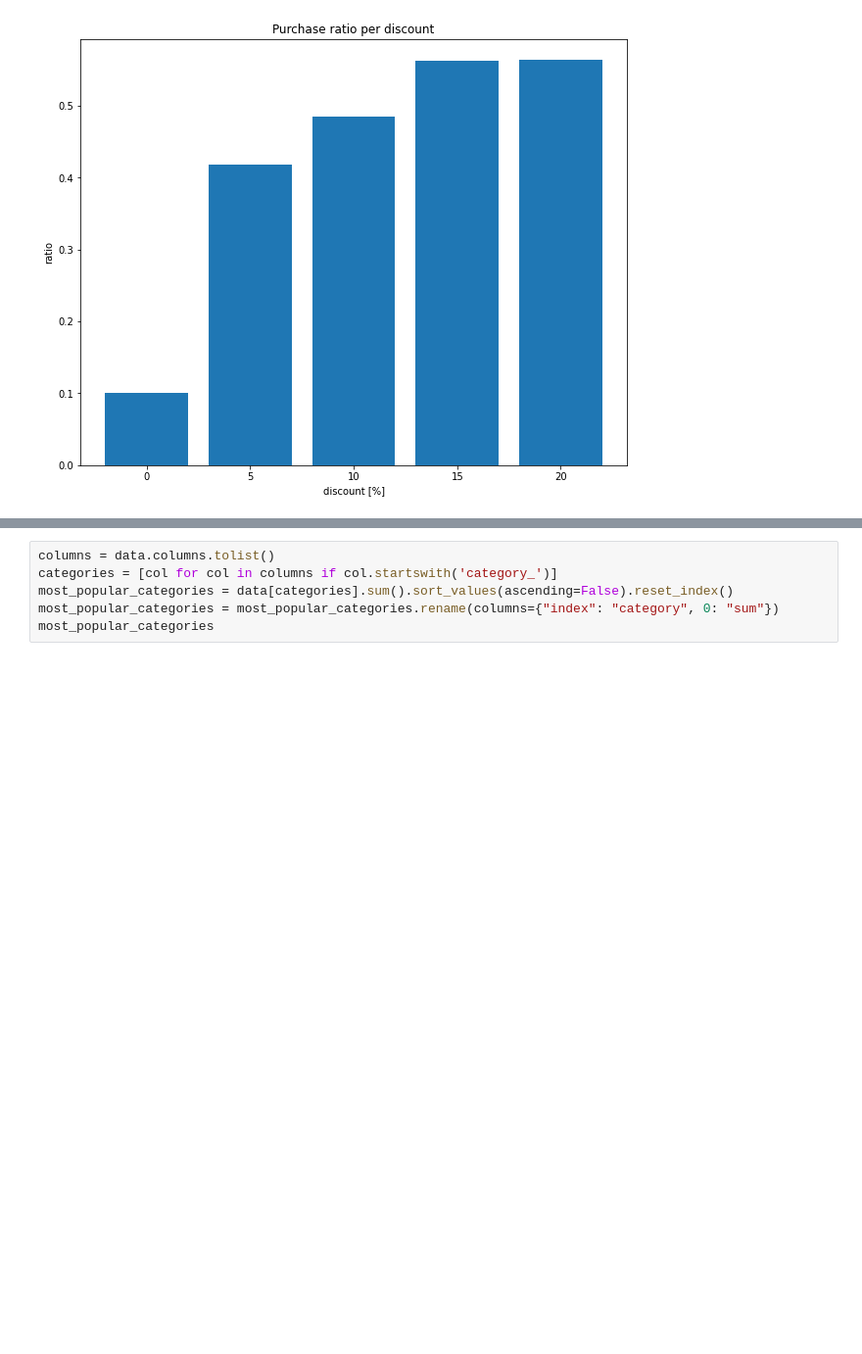
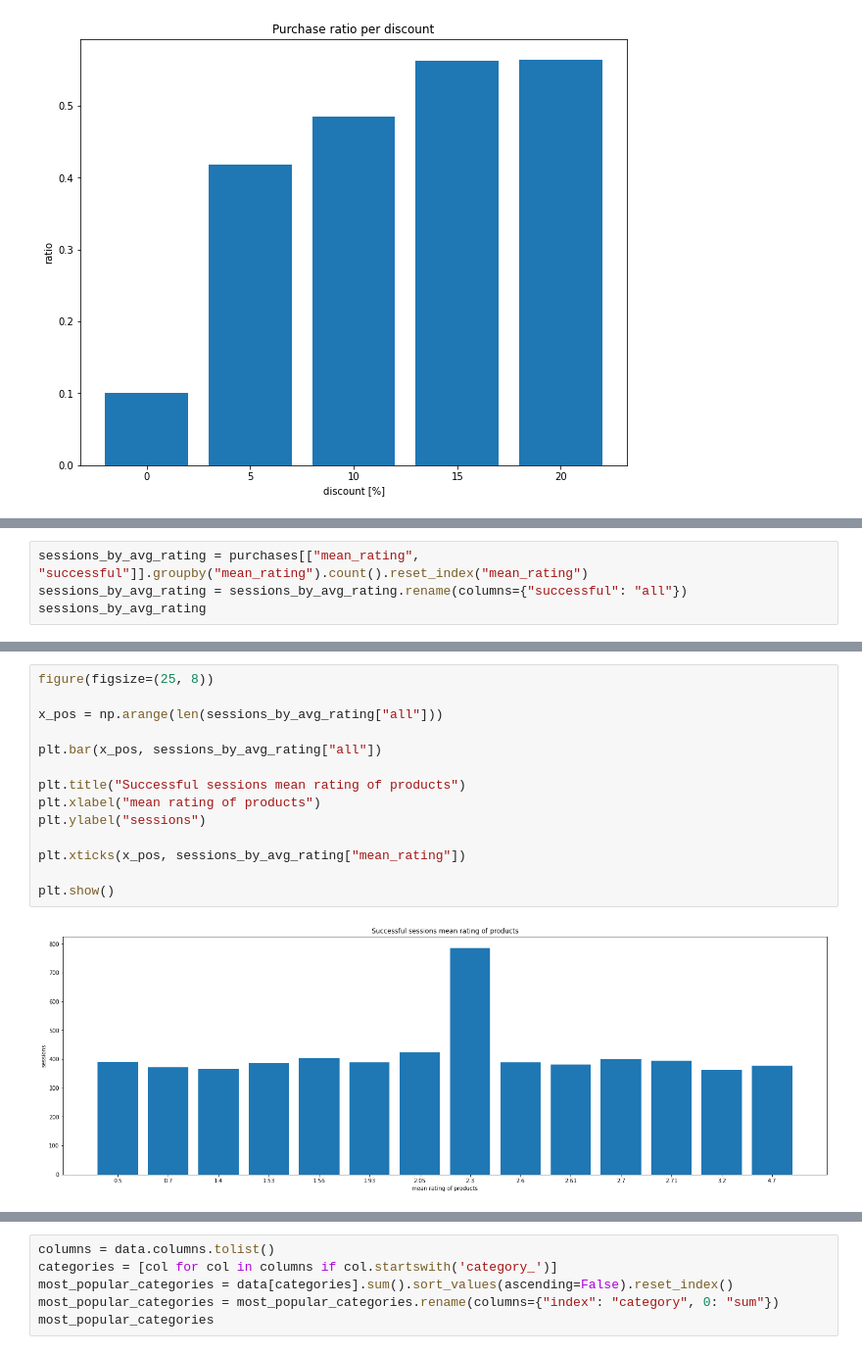
Before and after one commit to ilyashich/IUM, a Jupyter notebook: data_analysis.ipynb, the cells around one changed output, grey strips where cells are left out. Shown: that part at 98% size. Drawn from its saved outputs; the diff is of its cells as text; blank space fills up the shorter version.

```diff
--- a/data_analysis.ipynb
+++ b/data_analysis.ipynb
@@ -144,0 +182,4 @@ plt.show()
+# %%
+sessions_by_avg_rating = purchases[["mean_rating", "successful"]].groupby("mean_rating").count().reset_index("mean_rating")
+sessions_by_avg_rating = sessions_by_avg_rating.rename(columns={"successful": "all"})
+sessions_by_avg_rating
@@ -144,0 +202,16 @@ plt.show()
+# %%
+figure(figsize=(25, 8))
+
+x_pos = np.arange(len(sessions_by_avg_rating["all"]))
+
+plt.bar(x_pos, sessions_by_avg_rating["all"])
+
+plt.title("Successful sessions mean rating of products")
+plt.xlabel("mean rating of products")
+plt.ylabel("sessions")
+
+plt.xticks(x_pos, sessions_by_avg_rating["mean_rating"])
+
+plt.show()
+# %% [output]
+[figure, added]
```
Also changed, not shown: parts of 5 cells of this notebook.
